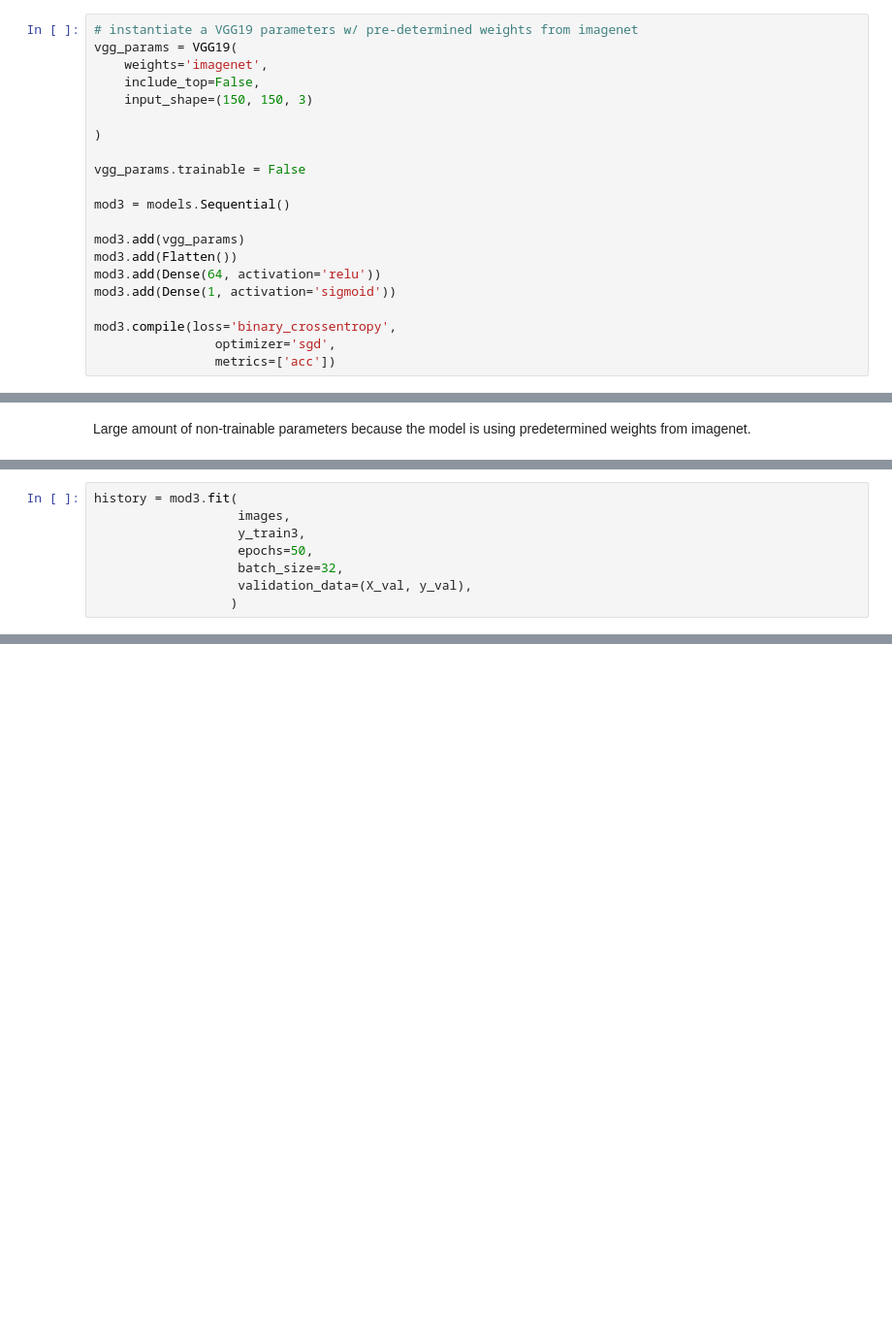
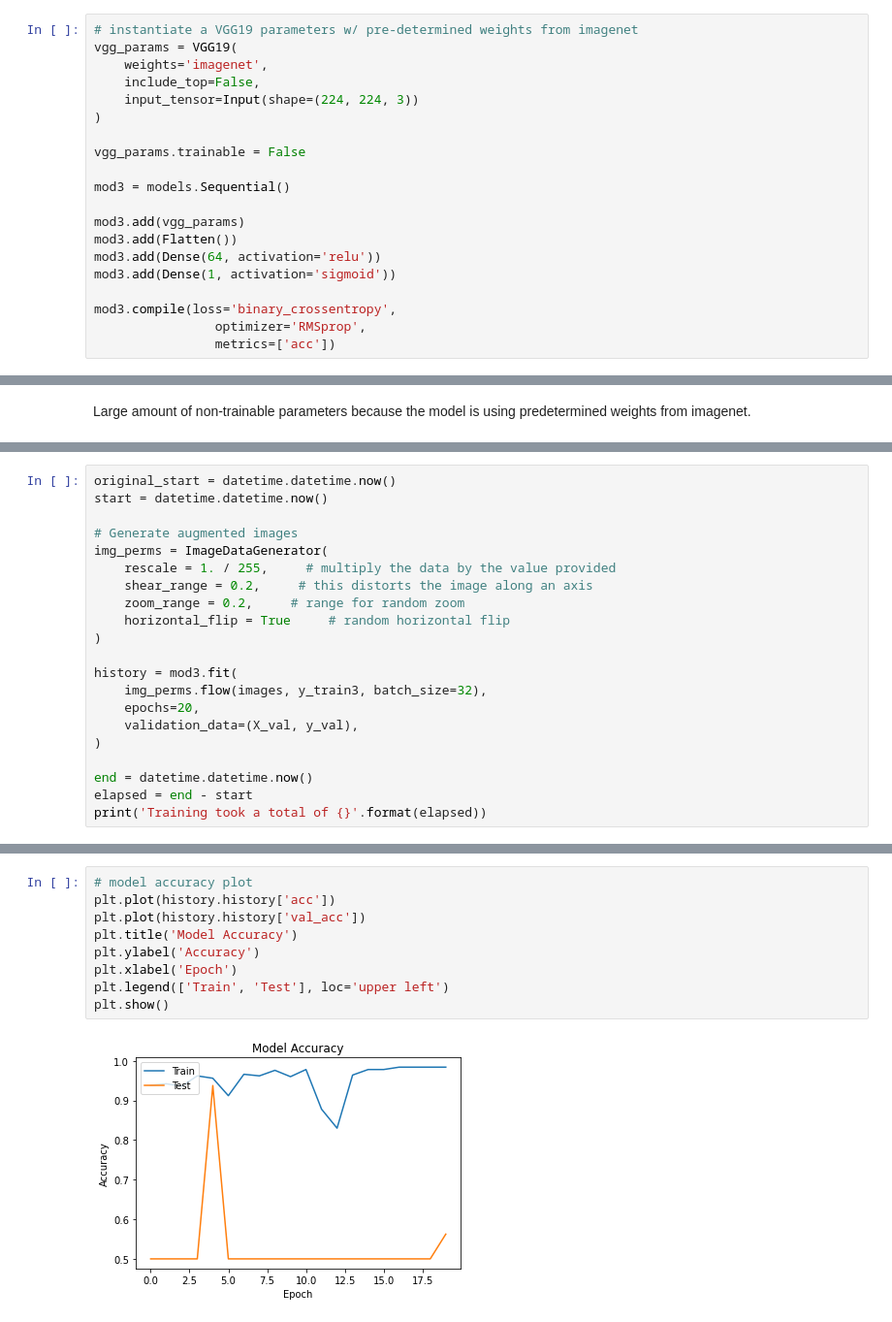
Before and after one commit to samoliver3/dsc-phase-4-project, a Jupyter notebook: index.ipynb, the cells around one changed output, grey strips where cells are left out. Shown at 97% size. Saved outputs shown, nothing was run; the diff lists cells and outputs as text; blank space fills up the shorter version.

```diff
--- a/index.ipynb
+++ b/index.ipynb
@@ -661,8 +642,7 @@ df_t3
 vgg_params = VGG19(
     weights='imagenet',
     include_top=False,
-    input_shape=(150, 150, 3)
-
+    input_tensor=Input(shape=(224, 224, 3))
 )
 
 vgg_params.trainable = False
@@ -675,7 +655,7 @@ mod3.add(Dense(64, activation='relu'))
 mod3.add(Dense(1, activation='sigmoid'))
 
 mod3.compile(loss='binary_crossentropy',
-                optimizer='sgd',
+                optimizer='RMSprop',
                 metrics=['acc'])
 # %%
 mod3.summary()
@@ -737,8 +680,0 @@ array([1, 1, 1, 0, 0, 1, 0, 0, 1, 0, 1, 0, 0, 0, 1, 0, 1, 0, 0, 0, 0, 0,
-# %%
-history = mod3.fit(
-                   images,
-                   y_train3,
-                   epochs=50,
-                   batch_size=32,
-                   validation_data=(X_val, y_val),
-                  )
@@ -762,0 +681,21 @@ Epoch 50/50
+# %%
+original_start = datetime.datetime.now()
+start = datetime.datetime.now()
+
+# Generate augmented images
+img_perms = ImageDataGenerator(
+    rescale = 1. / 255,     # multiply the data by the value provided
+    shear_range = 0.2,     # this distorts the image along an axis
+    zoom_range = 0.2,     # range for random zoom
+    horizontal_flip = True     # random horizontal flip
+)
+
+history = mod3.fit(
+    img_perms.flow(images, y_train3, batch_size=32),
+    epochs=20,
+    validation_data=(X_val, y_val),
+)
+
+end = datetime.datetime.now()
+elapsed = end - start
+print('Training took a total of {}'.format(elapsed))
@@ -778,0 +726,11 @@ Model Loss: 68.00175905227661%
+# %%
+# model accuracy plot
+plt.plot(history.history['acc'])
+plt.plot(history.history['val_acc'])
+plt.title('Model Accuracy')
+plt.ylabel('Accuracy')
+plt.xlabel('Epoch')
+plt.legend(['Train', 'Test'], loc='upper left')
+plt.show()
+# %% [output]
+[figure, added]
```
Also changed, not shown: parts of 64 cells of this notebook.
